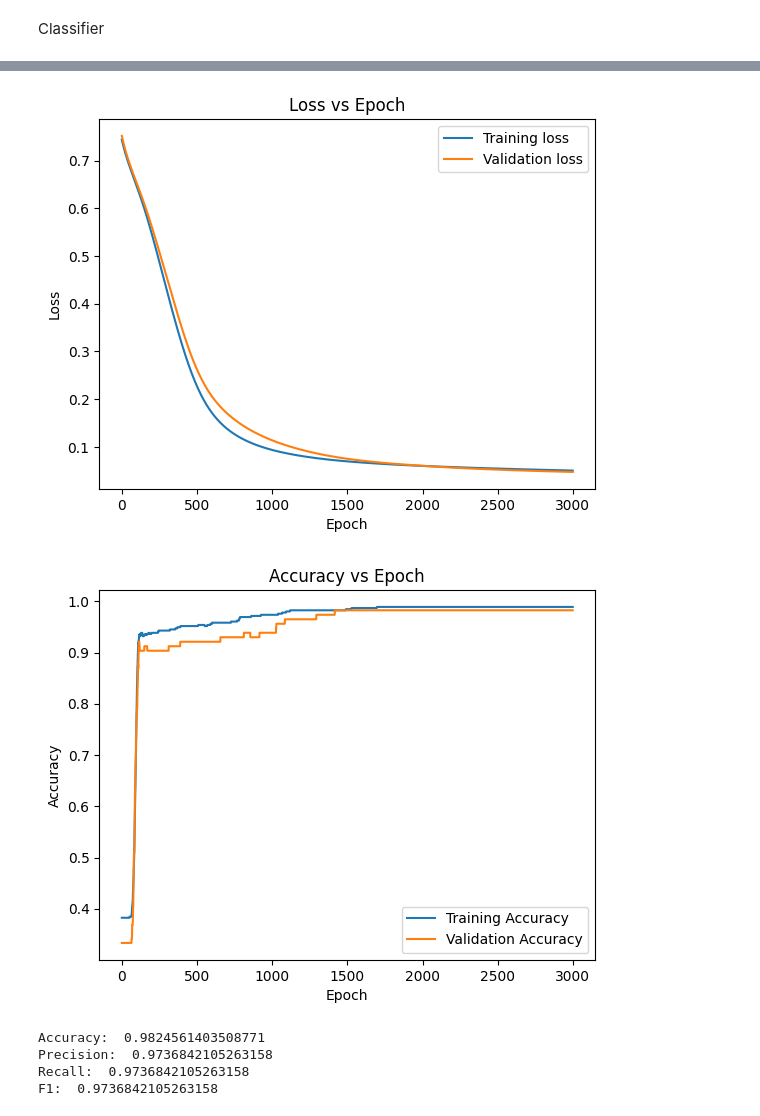
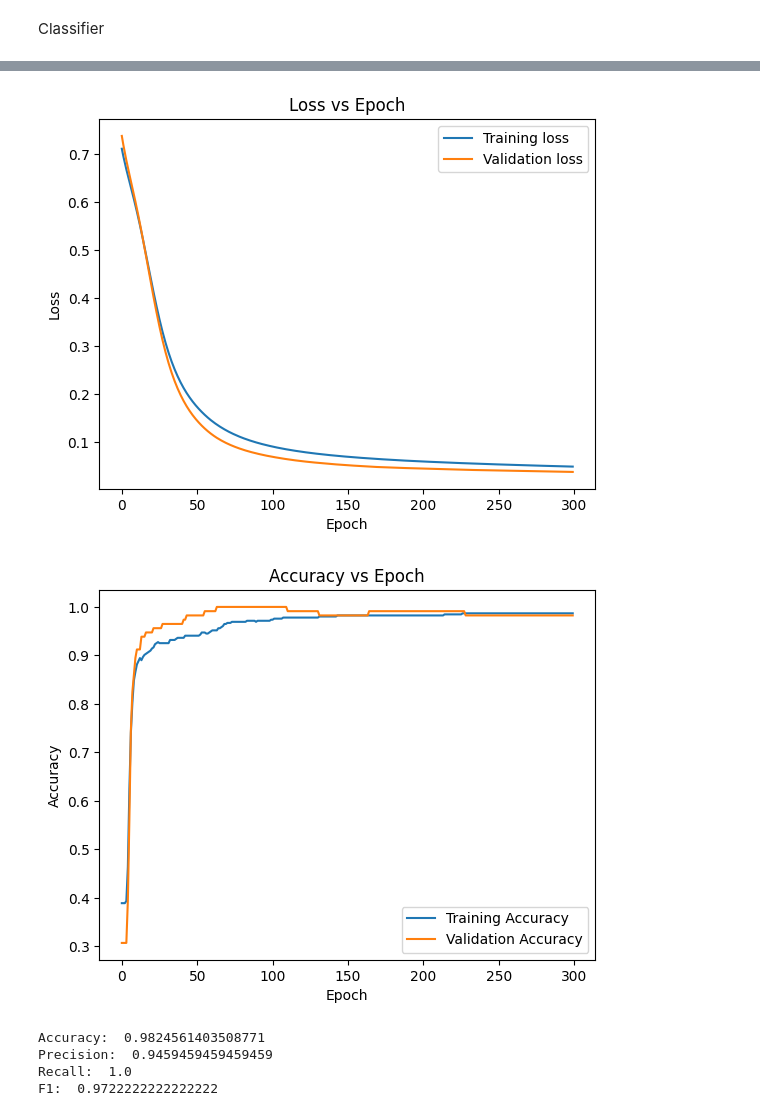
Before and after one commit to ascot119-rgb/Alex-s-Projects, a Jupyter notebook: Basic_Neural_Networks.ipynb, the cells around one changed output, grey strips where cells are left out. Drawn from its saved outputs; the diff is of its cells as text; code cells hidden in the pictures.

```diff
--- a/Basic_Neural_Networks.ipynb
+++ b/Basic_Neural_Networks.ipynb
@@ -457,7 +461,7 @@ scaler_X = StandardScaler() # Scaler for input features
 t_u = df.values[:, 2:-1]
 t_c = df.values[:, 1]
 
-t_u, t_c = shuffle(t_u, t_c)
+t_u, t_c = shuffle(t_u, t_c, random_state=50)
 
 for i in range(len(t_u)):
   for j in range(len(t_u[0])):
@@ -591,7 +595,7 @@ def train(s1, s2, t_u, t_c, t_uv, t_cv, lr=0.01):
   optimizer = pt.optim.SGD(model.parameters(), lr=lr)
 
   training_loop(
-    n_epochs = 3000,
+    n_epochs = 300,
     optimizer = optimizer,
     model = model,
     loss_fn = nn.BCELoss(),
@@ -603,5 +607,5 @@ def train(s1, s2, t_u, t_c, t_uv, t_cv, lr=0.01):
 
 
 
-train(40, 26, t_u, t_c, t_uv, t_cv, 0.01)
+train(40, 26, t_u, t_c, t_uv, t_cv, 0.1)
 # %% [output]
@@ -625,6 +629,6 @@ Epoch 3000, Training loss 0.0503, Validation loss 0.0475
-[figure, old version]
+[figure, new version]
-[figure, old version]
+[figure, new version]
 Accuracy:  0.9824561403508771
-Precision:  0.9736842105263158
-Recall:  0.9736842105263158
-F1:  0.9736842105263158
+Precision:  0.9459459459459459
+Recall:  1.0
+F1:  0.9722222222222222
```
Also changed, not shown: parts of 6 cells of this notebook.
